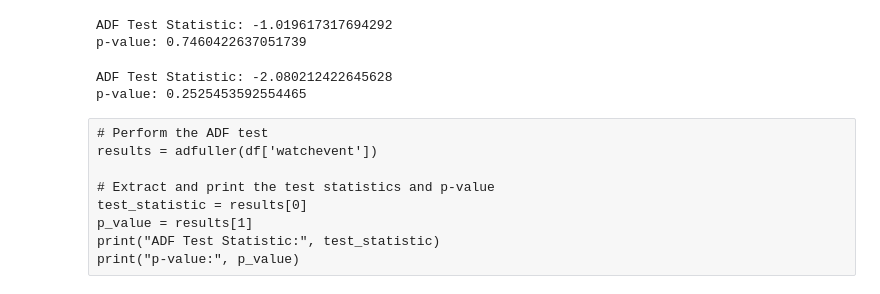
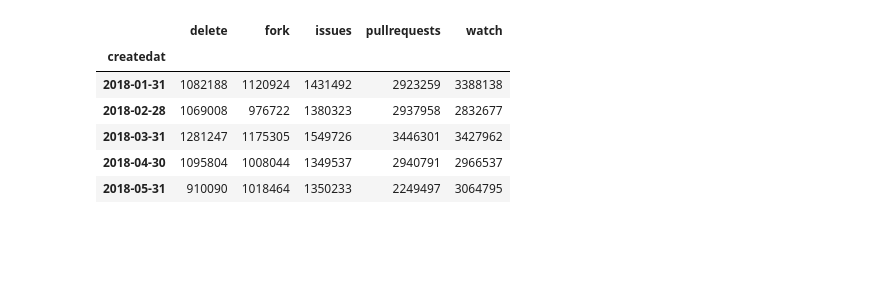
Before and after one commit to spectazular/UniSampleCode, a Jupyter notebook: ADF.ipynb, the cells around one changed output. Saved outputs shown, nothing was run; the diff lists cells and outputs as text; code cells hidden in the pictures; blank space fills up the shorter version.

```diff
--- a/ADF.ipynb
+++ b/ADF.ipynb
@@ -144,33 +1,42 @@ p-value: 0.718695676371413
-# %%
-# Perform the ADF test
-results = adfuller(df['pushevent'])
-
-# Extract and print the test statistics and p-value
-test_statistic = results[0]
-p_value = results[1]
-print("ADF Test Statistic:", test_statistic)
-print("p-value:", p_value)
-# %% [output]
-ADF Test Statistic: -1.019617317694292
-p-value: 0.7460422637051739
-# %%
-# Perform the ADF test
-results = adfuller(df['releaseevent'])
-
-# Extract and print the test statistics and p-value
-test_statistic = results[0]
-p_value = results[1]
-print("ADF Test Statistic:", test_statistic)
-print("p-value:", p_value)
-# %% [output]
-ADF Test Statistic: -2.080212422645628
-p-value: 0.2525453592554465
-# %% [raw]
-# Perform the ADF test
-results = adfuller(df['watchevent'])
-
-# Extract and print the test statistics and p-value
-test_statistic = results[0]
-p_value = results[1]
-print("ADF Test Statistic:", test_statistic)
-print("p-value:", p_value)
+# %%
+#https://nandakishorej8.medium.com/auto-tuning-multiple-timeseries-sarimax-model-with-a-case-study-and-detailed-code-explanation-c136293b8457
+#https://www.youtube.com/watch?v=8lXNzQqsvCY
+
+import pandas as pd
+import matplotlib.pyplot as plt
+import pmdarima as pm
+from statsmodels.tsa.statespace.sarimax import SARIMAX
+import itertools
+
+df = pd.read_csv('mvw_AllProjects_Summary.csv')
+df['createdat'] = pd.to_datetime(df['createdat'])
+df['createdat'] = df['createdat'].dt.date
+
+#Create analysis data frame
+df_source = pd.DataFrame()
+df_source['createdat'] = pd.to_datetime(df['createdat'])
+
+df_source['delete'] = df['deleteevent']
+df_source['fork'] = df['forkevent']
+df_source['issues'] = df['issuesevent']
+df_source['pullrequests'] = df['pullrequestevent']
+df_source['watch'] = df['watchevent']
+
+df_source=df_source.set_index('createdat')
+df_source = df_source.resample('M').sum()
+
+y = df_source.resample('M').sum()
+y['2019-04-8':'2022-06-8']
+
+validation_df = df_source.resample('M').sum()
+validation_df = df_source[(df_source.index.get_level_values(0) >= '2021-01-31')]
+
+df_source.head()
+# %% [output]
+|  | delete | fork | issues | pullrequests | watch |
+| createdat |  |  |  |  |  |
+| 2018-01-31 | 1082188 | 1120924 | 1431492 | 2923259 | 3388138 |
+| 2018-02-28 | 1069008 | 976722 | 1380323 | 2937958 | 2832677 |
+| 2018-03-31 | 1281247 | 1175305 | 1549726 | 3446301 | 3427962 |
+| 2018-04-30 | 1095804 | 1008044 | 1349537 | 2940791 | 2966537 |
+| 2018-05-31 | 910090 | 1018464 | 1350233 | 2249497 | 3064795 |
```
Also changed, not shown: parts of 26 cells of this notebook.
